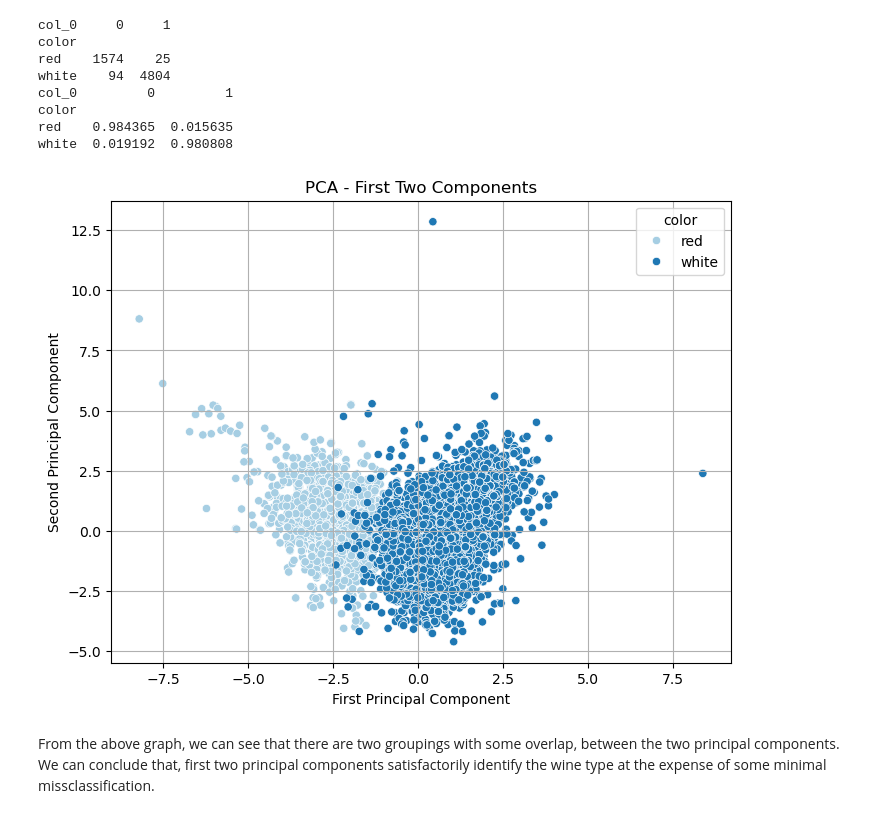
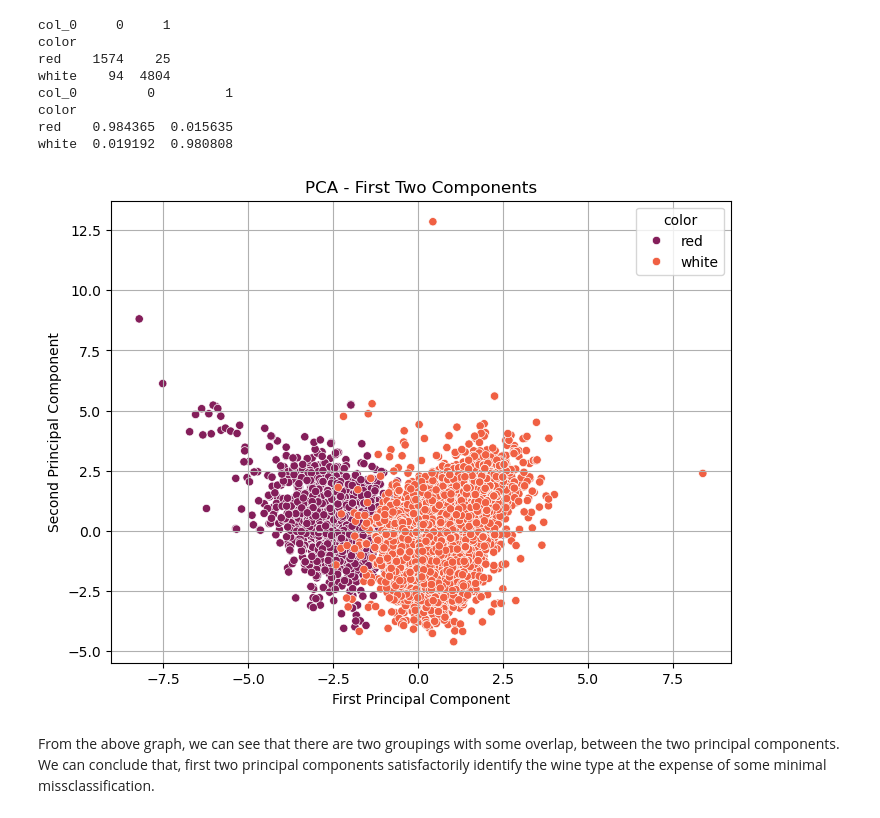
Before and after one commit to pranvgarg/ML-4Guys, a Jupyter notebook: 4. Clustering and dimensionality reduction/Clustering and Dimensionality.ipynb, the cells around one changed output. Cells and saved outputs as stored; diff of their text form; code cells hidden in the pictures.

```diff
--- a/4. Clustering and dimensionality reduction/Clustering and Dimensionality.ipynb
+++ b/4. Clustering and dimensionality reduction/Clustering and Dimensionality.ipynb
@@ -65,17 +89,17 @@ white  0.019192  0.980808
 # %%
 pca = PCA()
 Xpca = pca.fit_transform(wineScaled)
 
 # plot help from chatGPT
 plt.figure(figsize=(8, 6))
-sns.scatterplot(x=Xpca[:, 0], y=Xpca[:, 1], hue=df['color'], palette='Paired')
+sns.scatterplot(x=Xpca[:, 0], y=Xpca[:, 1], hue=df['color'], palette='rocket')
 plt.xlabel('First Principal Component')
 plt.ylabel('Second Principal Component')
 plt.title('PCA - First Two Components')
 plt.grid()
 plt.show()
 # %% [output]
-[figure, old version]
+[figure, new version]
 # %% [markdown]
 From the above graph, we can see that there are two groupings with some overlap, between the two principal components. We can conclude that, first two principal components satisfactorily identify the wine type at the expense of some minimal missclassification.
 # %%
```
Also changed, not shown: parts of 6 cells of this notebook, 1 other file.
